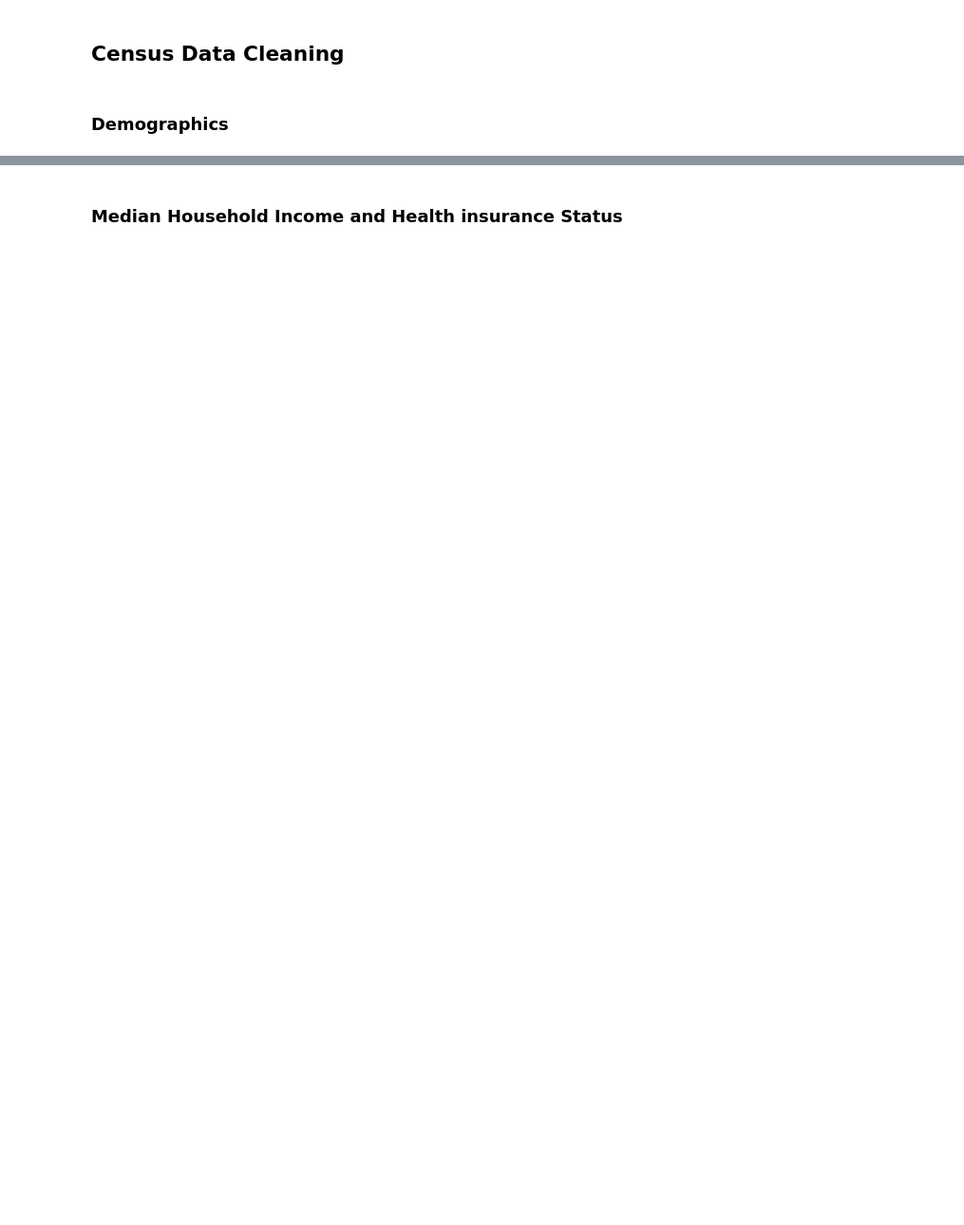
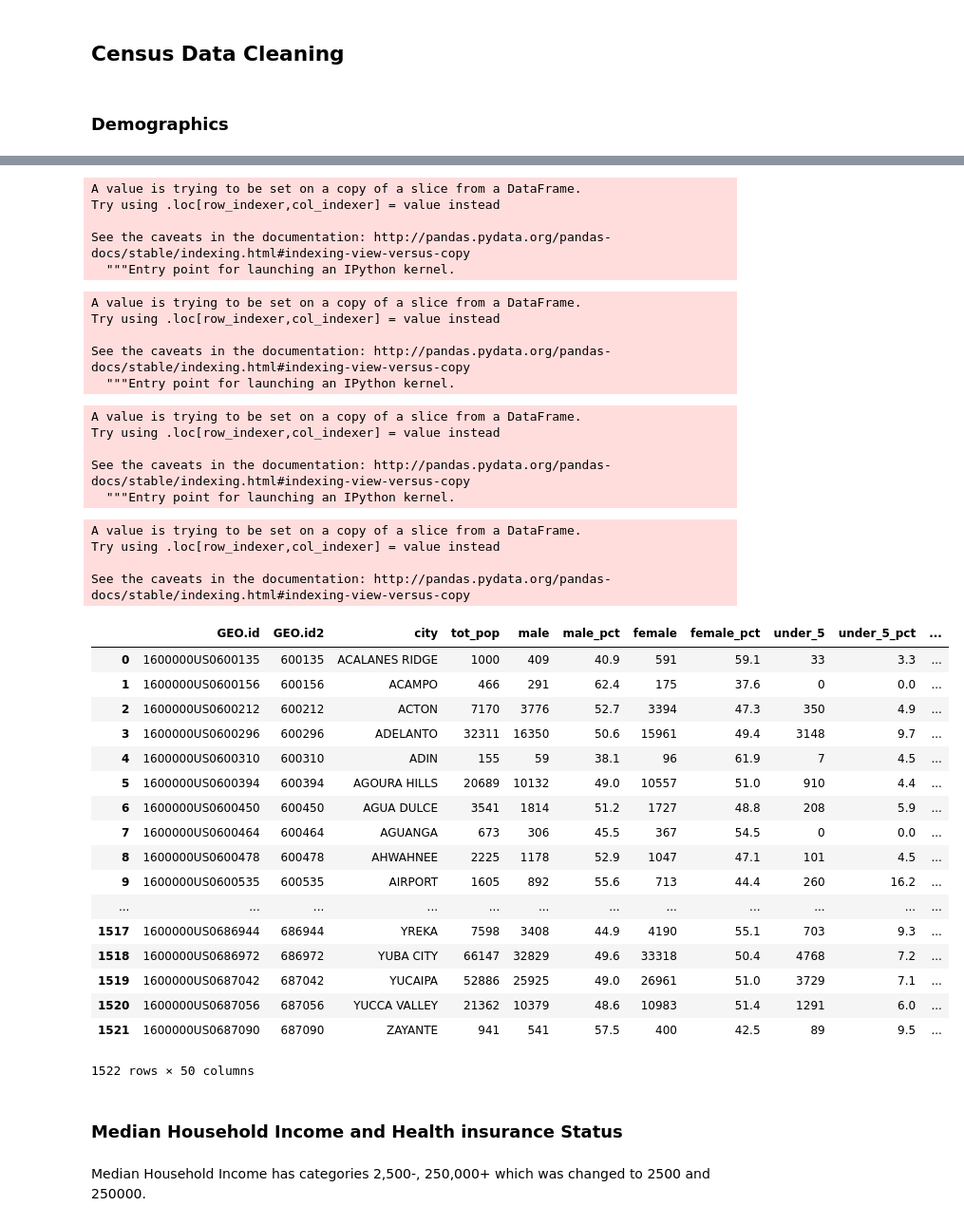
Before and after one commit to jeffrey-hsu/mids_capstone, a Jupyter notebook: Data_Cleaning.ipynb, the cells around one changed output, grey strips where cells are left out. Shown at 95% size. Drawn from its saved outputs; the diff is of its cells as text; code cells hidden in the pictures; blank space fills up the shorter version.

```diff
--- a/Data_Cleaning.ipynb
+++ b/Data_Cleaning.ipynb
@@ -483,4 +487,60 @@ census16.rename(columns={'HC01_VC03': 'tot_pop',
+# %%
+demographic16['city']=demographic16.city.replace(' city, California', '', regex=True)
+# %% [output]
+A value is trying to be set on a copy of a slice from a DataFrame.
+Try using .loc[row_indexer,col_indexer] = value instead
+
+See the caveats in the documentation: http://pandas.pydata.org/pandas-docs/stable/indexing.html#indexing-view-versus-copy
+  """Entry point for launching an IPython kernel.
+# %%
+demographic16['city']=demographic16.city.replace(' CDP, California', '', regex=True)
+# %% [output]
+A value is trying to be set on a copy of a slice from a DataFrame.
+Try using .loc[row_indexer,col_indexer] = value instead
+
+See the caveats in the documentation: http://pandas.pydata.org/pandas-docs/stable/indexing.html#indexing-view-versus-copy
+  """Entry point for launching an IPython kernel.
+# %%
+demographic16['city']=demographic16.city.replace(' town, California', '', regex=True)
+# %% [output]
+A value is trying to be set on a copy of a slice from a DataFrame.
+Try using .loc[row_indexer,col_indexer] = value instead
+
+See the caveats in the documentation: http://pandas.pydata.org/pandas-docs/stable/indexing.html#indexing-view-versus-copy
+  """Entry point for launching an IPython kernel.
+# %%
+## Uppercase cities
+demographic16['city']=demographic16['city'].str.upper()
+# %% [output]
+A value is trying to be set on a copy of a slice from a DataFrame.
+Try using .loc[row_indexer,col_indexer] = value instead
+
+See the caveats in the documentation: http://pandas.pydata.org/pandas-docs/stable/indexing.html#indexing-view-versus-copy
+# %%
+demographic16=demographic16.drop(columns=['HC01_VC99','HC03_VC99','HC01_VC100','HC03_VC100','HC01_VC101','HC03_VC101','HC01_VC102','HC03_VC102'])
+demographic16
+# %% [output]
+|  | GEO.id | GEO.id2 | city | tot_pop | male | male_pct | female | female_pct | under_5 | under_5_pct | ... |
+| 0 | 1600000US0600135 | 600135 | ACALANES RIDGE | 1000 | 409 | 40.9 | 591 | 59.1 | 33 | 3.3 | ... |
+| 1 | 1600000US0600156 | 600156 | ACAMPO | 466 | 291 | 62.4 | 175 | 37.6 | 0 | 0.0 | ... |
+| 2 | 1600000US0600212 | 600212 | ACTON | 7170 | 3776 | 52.7 | 3394 | 47.3 | 350 | 4.9 | ... |
+| 3 | 1600000US0600296 | 600296 | ADELANTO | 32311 | 16350 | 50.6 | 15961 | 49.4 | 3148 | 9.7 | ... |
+| 4 | 1600000US0600310 | 600310 | ADIN | 155 | 59 | 38.1 | 96 | 61.9 | 7 | 4.5 | ... |
+| 5 | 1600000US0600394 | 600394 | AGOURA HILLS | 20689 | 10132 | 49.0 | 10557 | 51.0 | 910 | 4.4 | ... |
+| 6 | 1600000US0600450 | 600450 | AGUA DULCE | 3541 | 1814 | 51.2 | 1727 | 48.8 | 208 | 5.9 | ... |
+| 7 | 1600000US0600464 | 600464 | AGUANGA | 673 | 306 | 45.5 | 367 | 54.5 | 0 | 0.0 | ... |
+| 8 | 1600000US0600478 | 600478 | AHWAHNEE | 2225 | 1178 | 52.9 | 1047 | 47.1 | 101 | 4.5 | ... |
+| 9 | 1600000US0600535 | 600535 | AIRPORT | 1605 | 892 | 55.6 | 713 | 44.4 | 260 | 16.2 | ... |
+| ... | ... | ... | ... | ... | ... | ... | ... | ... | ... | ... | ... |
+| 1517 | 1600000US0686944 | 686944 | YREKA | 7598 | 3408 | 44.9 | 4190 | 55.1 | 703 | 9.3 | ... |
+| 1518 | 1600000US0686972 | 686972 | YUBA CITY | 66147 | 32829 | 49.6 | 33318 | 50.4 | 4768 | 7.2 | ... |
+| 1519 | 1600000US0687042 | 687042 | YUCAIPA | 52886 | 25925 | 49.0 | 26961 | 51.0 | 3729 | 7.1 | ... |
+| 1520 | 1600000US0687056 | 687056 | YUCCA VALLEY | 21362 | 10379 | 48.6 | 10983 | 51.4 | 1291 | 6.0 | ... |
+| 1521 | 1600000US0687090 | 687090 | ZAYANTE | 941 | 541 | 57.5 | 400 | 42.5 | 89 | 9.5 | ... |
+1522 rows × 50 columns
 # %% [markdown]
 ### Median Household Income and Health insurance Status
+# %% [markdown]
+Median Household Income has categories 2,500-, 250,000+ which was changed to 2500 and 250000.
 # %%
 # Import and clean acs data for income and insurance status
```
Also changed, not shown: parts of 38 cells of this notebook, 5 other files.
